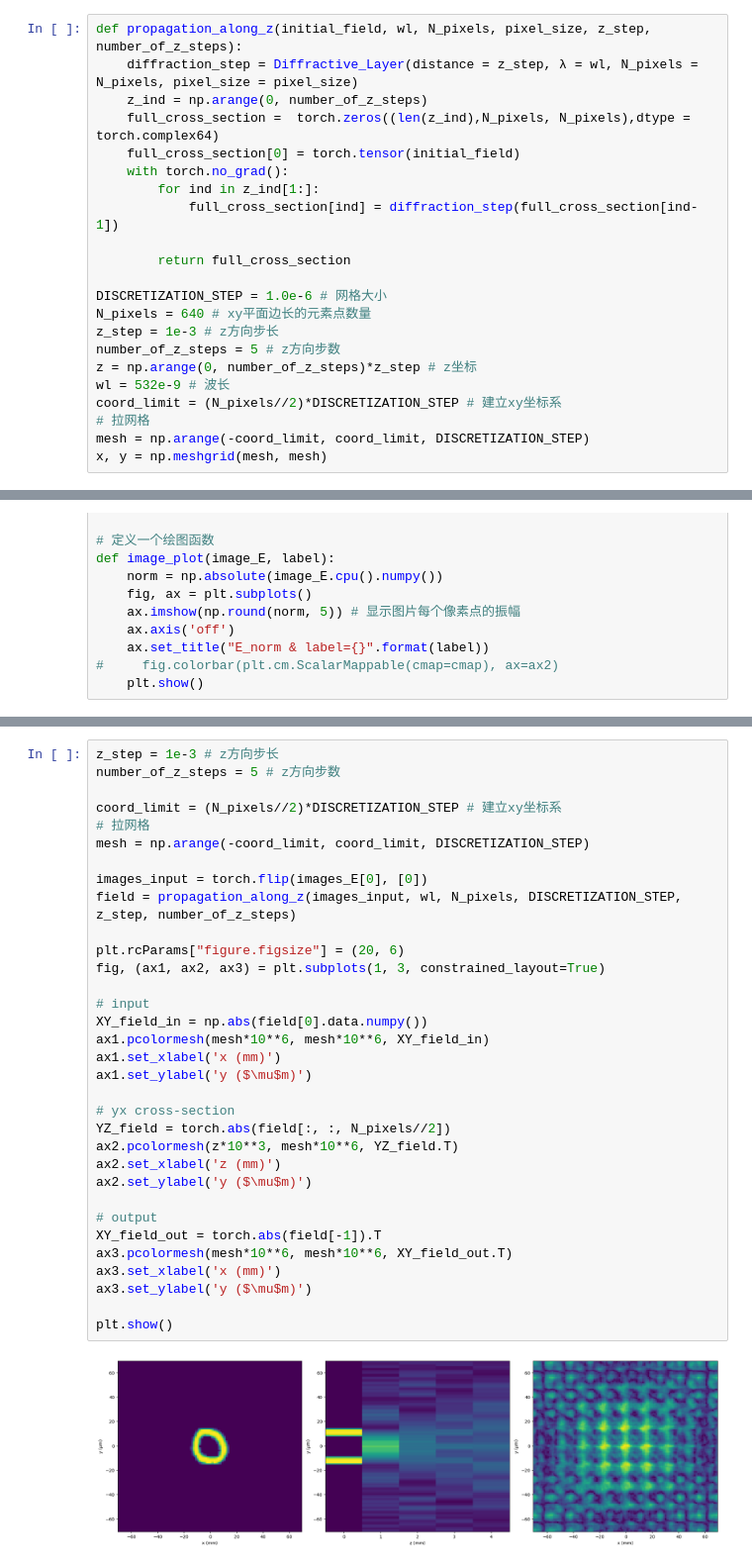
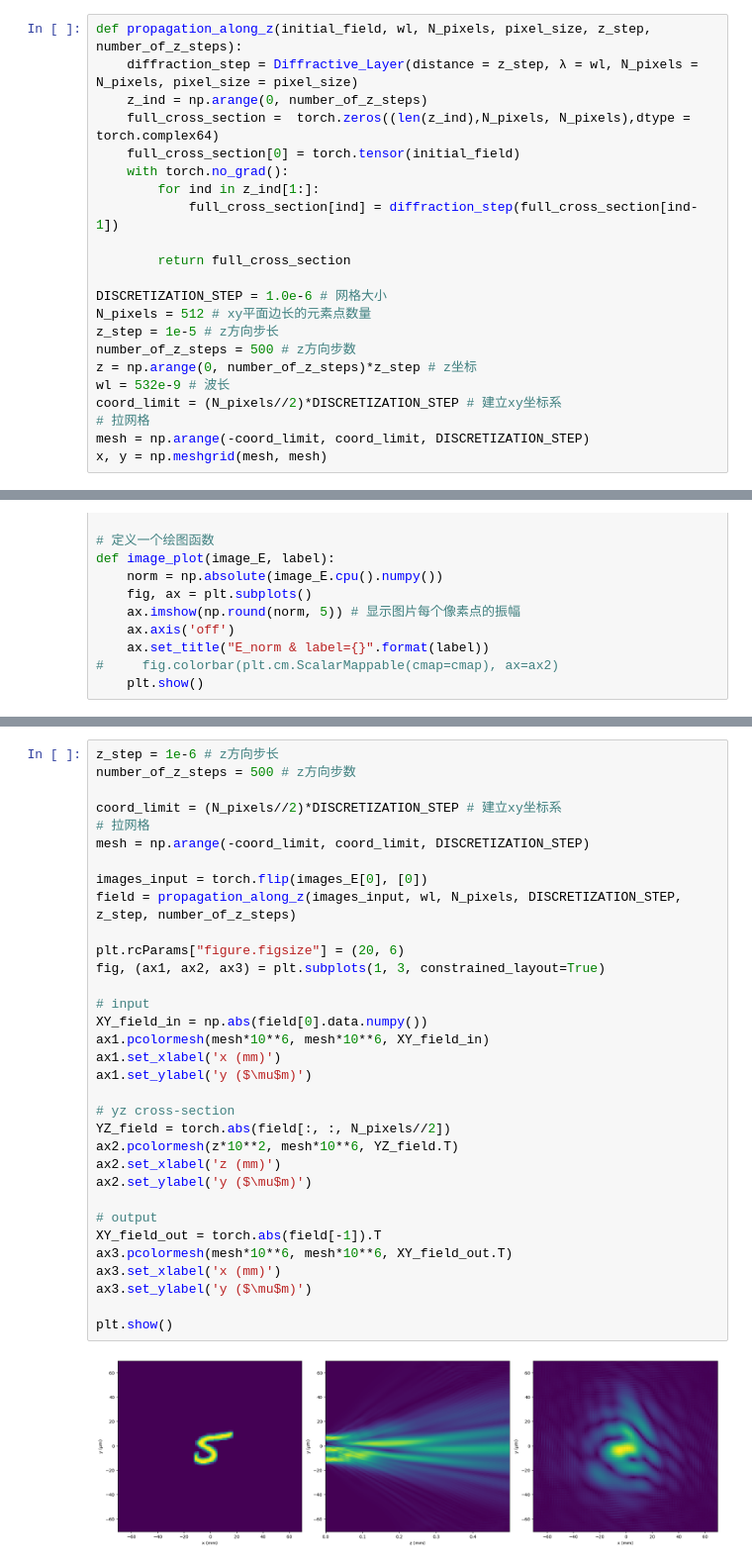
Before and after one commit to Loli-Eternally/D2NN-with-Pytorch, a Jupyter notebook: Beam-Diffraction.ipynb, the cells around one changed output, grey strips where cells are left out. Shown: that part at 99% size. Drawn from its saved outputs; the diff is of its cells as text.

```diff
--- a/Beam-Diffraction.ipynb
+++ b/Beam-Diffraction.ipynb
@@ -58,9 +58,9 @@ def propagation_along_z(initial_field, wl, N_pixels, pixel_size, z_step, number_
         return full_cross_section
 
 DISCRETIZATION_STEP = 1.0e-6 # 网格大小
-N_pixels = 640 # xy平面边长的元素点数量
-z_step = 1e-3 # z方向步长
-number_of_z_steps = 5 # z方向步数
+N_pixels = 512 # xy平面边长的元素点数量
+z_step = 1e-5 # z方向步长
+number_of_z_steps = 500 # z方向步数
 z = np.arange(0, number_of_z_steps)*z_step # z坐标
 wl = 532e-9 # 波长
 coord_limit = (N_pixels//2)*DISCRETIZATION_STEP # 建立xy坐标系
@@ -150,38 +166,38 @@ classes of the first batch: [0 1 2 3 4 5 6 7 8 9], number of classes: 10
 # %%
-z_step = 1e-3 # z方向步长
-number_of_z_steps = 5 # z方向步数
+z_step = 1e-6 # z方向步长
+number_of_z_steps = 500 # z方向步数
 
 coord_limit = (N_pixels//2)*DISCRETIZATION_STEP # 建立xy坐标系
 # 拉网格
 mesh = np.arange(-coord_limit, coord_limit, DISCRETIZATION_STEP)
 
 images_input = torch.flip(images_E[0], [0])
 field = propagation_along_z(images_input, wl, N_pixels, DISCRETIZATION_STEP, z_step, number_of_z_steps)
 
 plt.rcParams["figure.figsize"] = (20, 6)
 fig, (ax1, ax2, ax3) = plt.subplots(1, 3, constrained_layout=True)
 
 # input
 XY_field_in = np.abs(field[0].data.numpy())
 ax1.pcolormesh(mesh*10**6, mesh*10**6, XY_field_in)
 ax1.set_xlabel('x (mm)')
 ax1.set_ylabel('y ($\mu$m)')
 
-# yx cross-section
+# yz cross-section
 YZ_field = torch.abs(field[:, :, N_pixels//2])
-ax2.pcolormesh(z*10**3, mesh*10**6, YZ_field.T)
+ax2.pcolormesh(z*10**2, mesh*10**6, YZ_field.T)
 ax2.set_xlabel('z (mm)')
 ax2.set_ylabel('y ($\mu$m)')
 
 # output
 XY_field_out = torch.abs(field[-1]).T
 ax3.pcolormesh(mesh*10**6, mesh*10**6, XY_field_out.T)
 ax3.set_xlabel('x (mm)')
 ax3.set_ylabel('y ($\mu$m)')
 
 plt.show()
 # %% [output]
-[figure, old version]
+[figure, new version]
 # %%
 full_int = (torch.abs(field)**2).sum(dim=(1,2)) # 统计总光强
 print(full_int)
```
Also changed, not shown: parts of 4 cells of this notebook.
